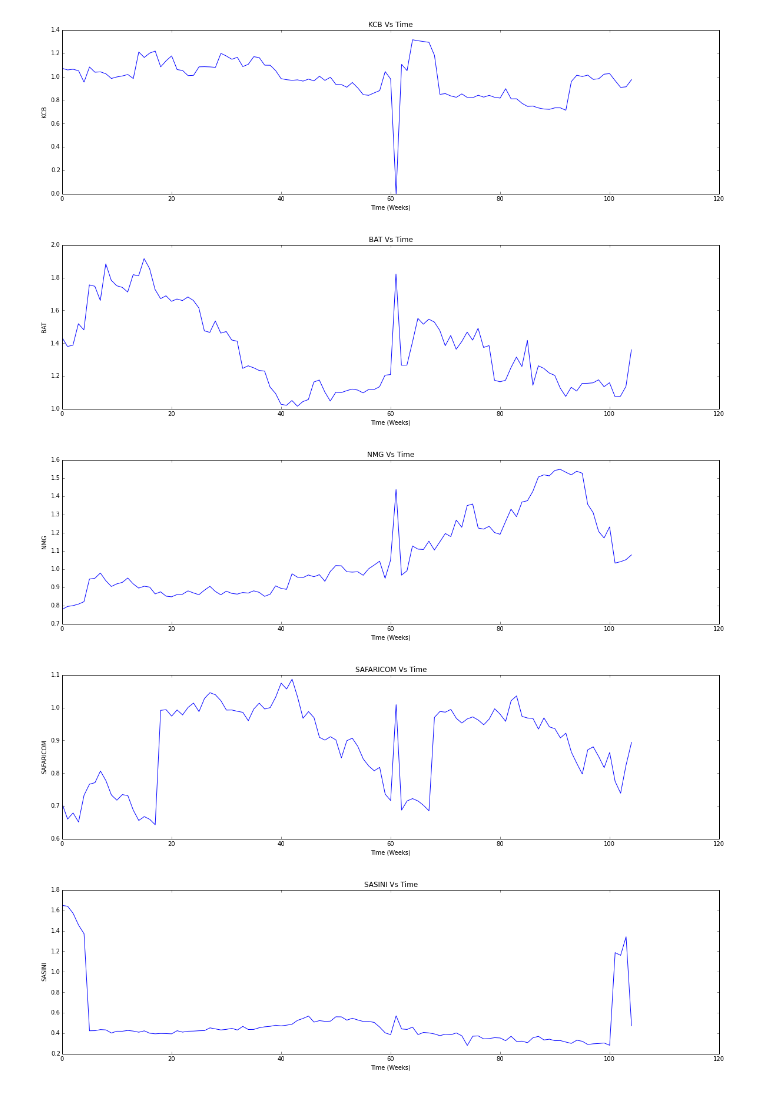
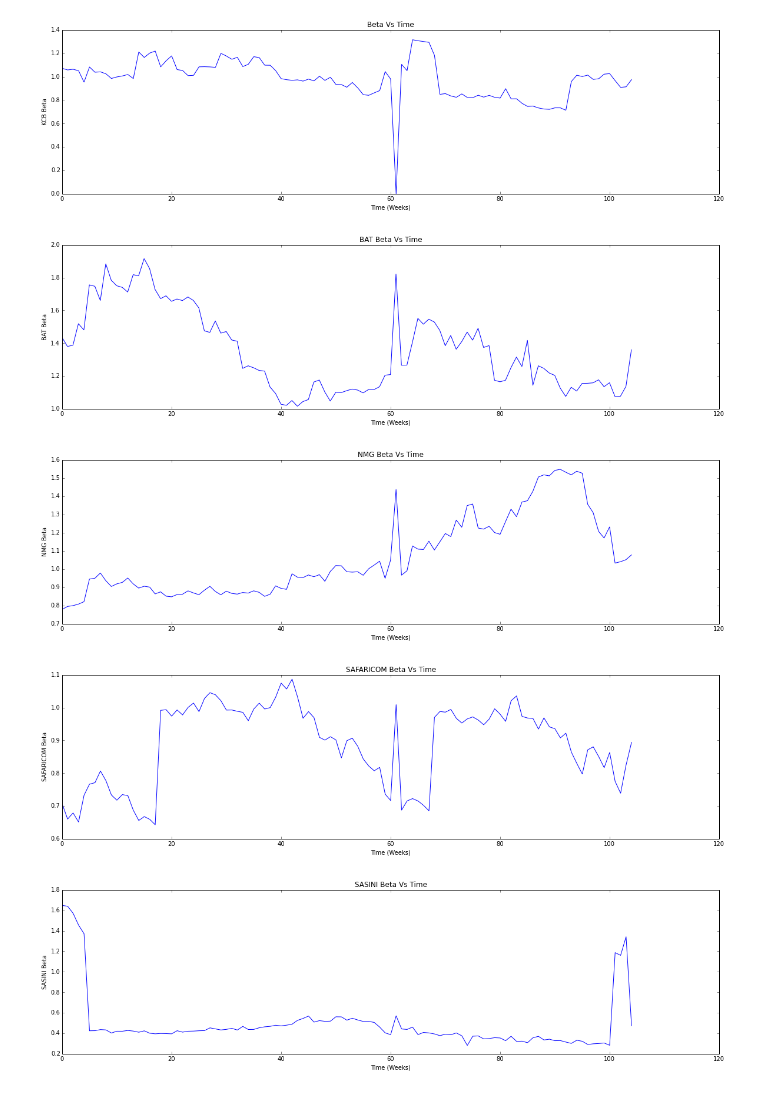
Before and after one commit to bangadennis/beta_stats, a Jupyter notebook: beta-stats_final.ipynb, the cells around one changed output. Saved outputs shown, nothing was run; the diff lists cells and outputs as text; code cells hidden in the pictures.

```diff
--- a/beta-stats_final.ipynb
+++ b/beta-stats_final.ipynb
@@ -117,13 +121,13 @@ fig.savefig("/home/banga/Desktop/datamining/beta/equity.png")
 # %%
 fig, ax= plt.subplots(figsize=(20,5))
 
 ax.plot(data3.index, data3.BAT)
 ax.set_xlabel('Time (Weeks)')
-ax.set_ylabel('BAT')
-ax.set_title('BAT Vs Time');
+ax.set_ylabel('BAT Beta')
+ax.set_title('BAT Beta Vs Time');
 fig.savefig("/home/banga/Desktop/datamining/beta/bat.png")
 # %% [output]
-[figure, old version]
+[figure, new version]
 # %%
 fig.savefig("/home/banga/Desktop/datamining/beta/nmg.png")
 # %%
@@ -131,11 +135,11 @@ fig, ax= plt.subplots(figsize=(20,5))
 
 ax.plot(data3.index, data3.NMG)
 ax.set_xlabel('Time (Weeks)')
-ax.set_ylabel('NMG')
-ax.set_title('NMG Vs Time');
+ax.set_ylabel('NMG Beta')
+ax.set_title('NMG Beta Vs Time');
 fig.savefig("/home/banga/Desktop/datamining/beta/nmg.png")
 # %% [output]
-[figure, old version]
+[figure, new version]
 # %%
 fig.savefig("/home/banga/Desktop/datamining/beta/equity.png")
 # %%
@@ -145,21 +149,21 @@ fig, ax= plt.subplots(figsize=(20,5))
 
 ax.plot(data3.index, data3.SAFAR)
 ax.set_xlabel('Time (Weeks)')
-ax.set_ylabel('SAFARICOM')
-ax.set_title('SAFARICOM Vs Time');
+ax.set_ylabel('SAFARICOM Beta')
+ax.set_title('SAFARICOM Beta Vs Time');
 fig.savefig("/home/banga/Desktop/datamining/beta/safar.png")
 # %% [output]
-[figure, old version]
+[figure, new version]
 # %%
 fig, ax= plt.subplots(figsize=(20,5))
 
 ax.plot(data3.index, data3.SASINI)
 ax.set_xlabel('Time (Weeks)')
-ax.set_ylabel('SASINI')
-ax.set_title('SASINI Vs Time');
+ax.set_ylabel('SASINI Beta')
+ax.set_title('SASINI Beta Vs Time');
 fig.savefig("/home/banga/Desktop/datamining/beta/sasini.png")
 # %% [output]
-[figure, old version]
+[figure, new version]
 # %%
 fig, ax= plt.subplots(figsize=(20,5))
 
```
Also changed, not shown: parts of 19 cells of this notebook, 40 other files.
